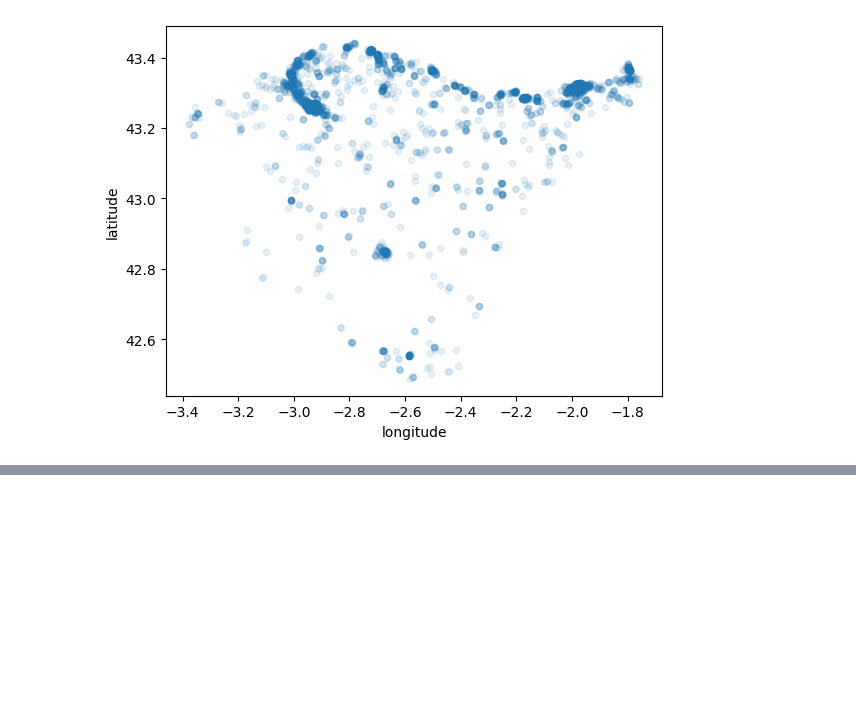
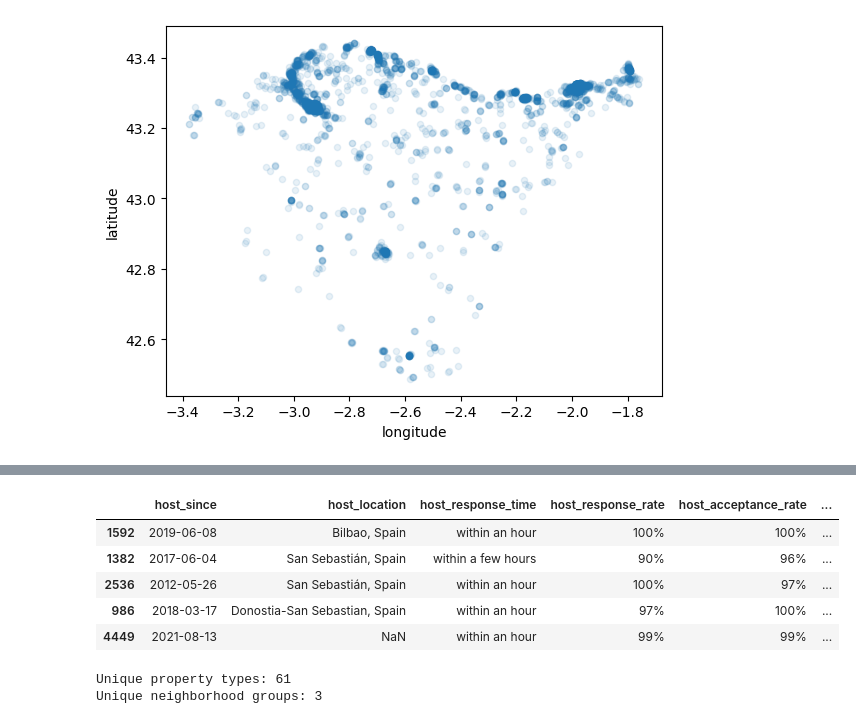
Before and after one commit to Batujan/Airbnb_Basque_Country_Price_Prediction, a Jupyter notebook: notebooks/01_data_exploration.ipynb, the cells around one changed output, grey strips where cells are left out. Saved outputs shown, nothing was run; the diff lists cells and outputs as text; code cells hidden in the pictures; blank space fills up the shorter version.

Commit message:
Analysis of categoricals

```diff
--- a/notebooks/01_data_exploration.ipynb
+++ b/notebooks/01_data_exploration.ipynb
@@ -456,0 +343,12 @@ We keep latitude, longitude, and distance_to_center as geographic features becau
+# %%
+# 1. Define your center point (Bilbao - Plaza Moyúa)
+BILBAO_CENTER_LAT = 43.2630
+BILBAO_CENTER_LON = -2.9350
+
+# 2. Calculate the basic Euclidean distance
+df_eda["distance_to_center"] = np.sqrt(
+    (df_eda["latitude"] - BILBAO_CENTER_LAT)**2 +
+    (df_eda["longitude"] - BILBAO_CENTER_LON)**2
+)
+
+df_eda[["distance_to_center", "longitude", "latitude"]].corrwith(df_eda["log_price"])
@@ -456,0 +364,6 @@ We keep latitude, longitude, and distance_to_center as geographic features becau
+# %%
+# Get a list of all categorical columns
+categorical_cols = df_eda.select_dtypes(include=["object", "string"]).columns
+
+print(len(categorical_cols))
+categorical_cols
@@ -456,0 +380,9 @@ We keep latitude, longitude, and distance_to_center as geographic features becau
+# %%
+df_eda[categorical_cols].head()
+# %% [output]
+|  | host_since | host_location | host_response_time | host_response_rate | host_acceptance_rate | ... |
+| 1592 | 2019-06-08 | Bilbao, Spain | within an hour | 100% | 100% | ... |
+| 1382 | 2017-06-04 | San Sebastián, Spain | within a few hours | 90% | 96% | ... |
+| 2536 | 2012-05-26 | San Sebastián, Spain | within an hour | 100% | 97% | ... |
+| 986 | 2018-03-17 | Donostia-San Sebastian, Spain | within an hour | 97% | 100% | ... |
+| 4449 | 2021-08-13 | NaN | within an hour | 99% | 99% | ... |
@@ -456,0 +412,6 @@ We keep latitude, longitude, and distance_to_center as geographic features becau
+# %%
+print(f"Unique property types: {df_eda['property_type'].nunique()}")
+print(f"Unique neighborhood groups: {df_eda['neighbourhood_group_cleansed'].nunique()}")
+# %% [output]
+Unique property types: 61
+Unique neighborhood groups: 3
```
Also changed, not shown: parts of 63 cells of this notebook, 3 other files.
